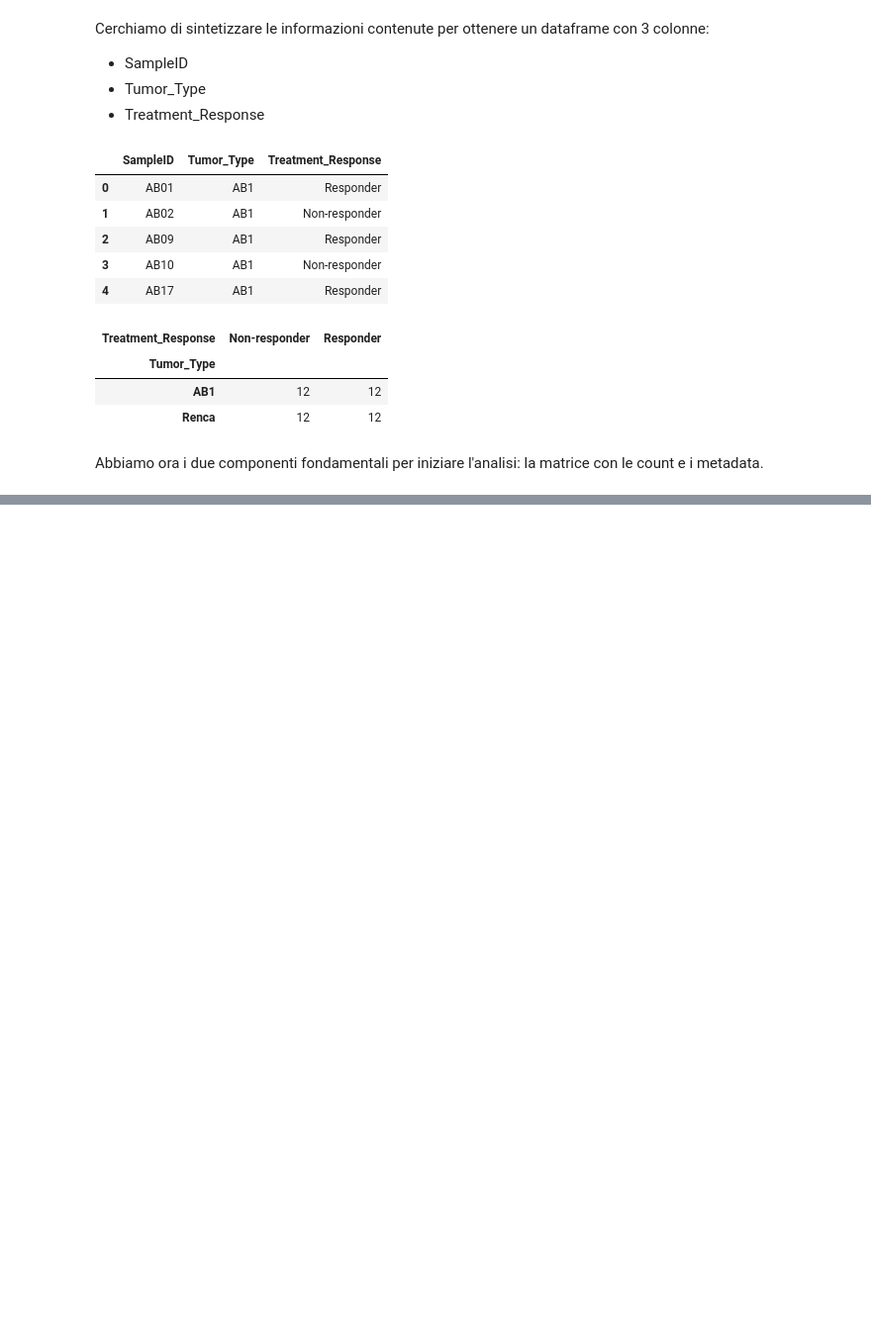
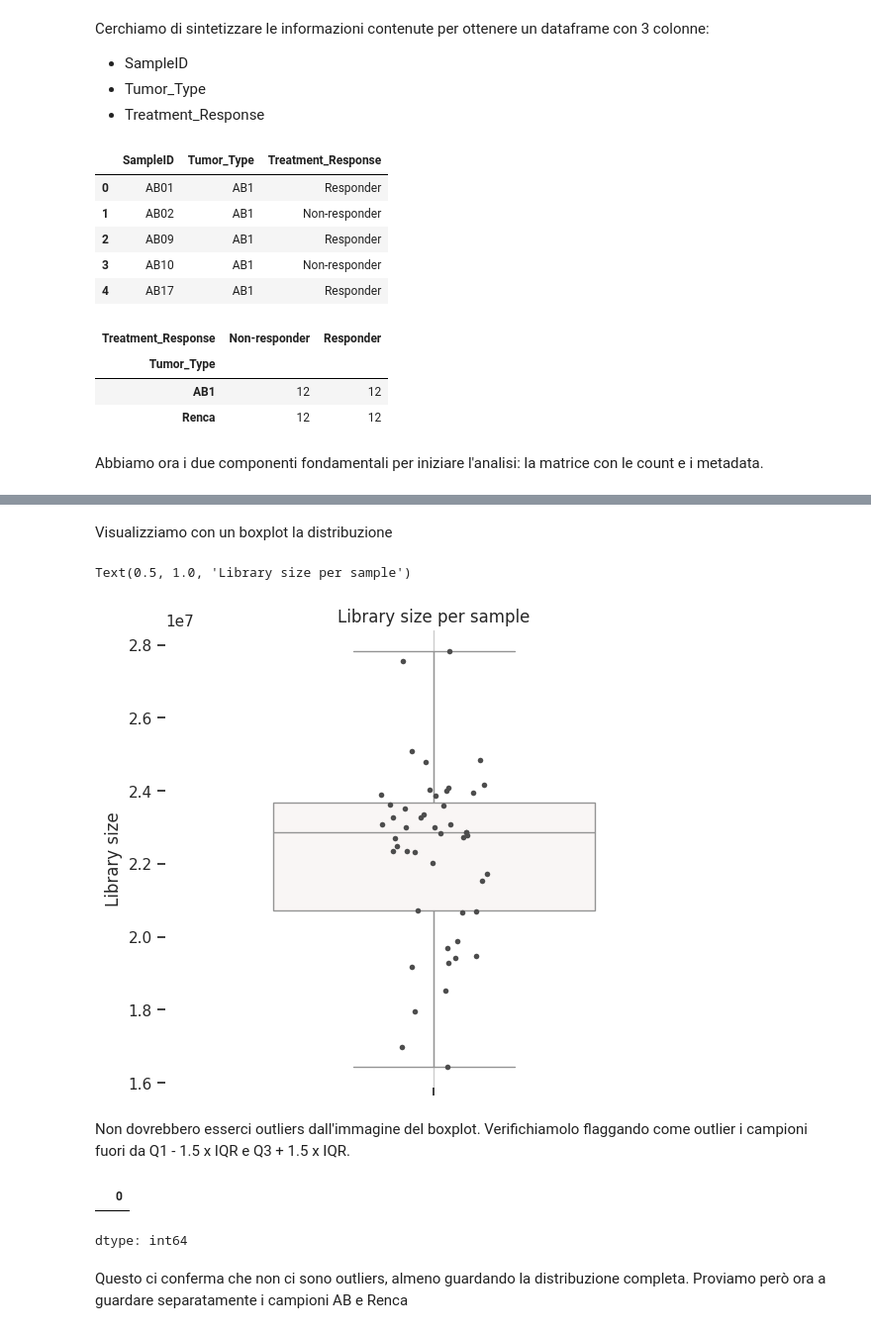
Before and after one commit to LorenzoBioinfo/import-biology, a Jupyter notebook: notebooks/DEG_Analysis_pyDESeq2.ipynb, the cells around one changed output, grey strips where cells are left out. Shown at 99% size. Cells and saved outputs as stored; diff of their text form; code cells hidden in the pictures; blank space fills up the shorter version.

```diff
--- a/notebooks/DEG_Analysis_pyDESeq2.ipynb
+++ b/notebooks/DEG_Analysis_pyDESeq2.ipynb
@@ -262,0 +323,45 @@ la matrice con le count e i metadata.
+# %% [markdown]
+Visualizziamo con un boxplot la distribuzione
+# %%
+
+f, ax = plt.subplots(figsize=(7, 6))
+
+sns.set_theme(style="ticks")
+
+
+
+sns.boxplot(
+    toplot,   width=.6, palette="vlag"
+)
+
+
+sns.stripplot(toplot, size=4, color=".3")
+
+
+ax.xaxis.grid(True)
+ax.set(ylabel="")
+sns.despine(trim=True, left=True)
+
+plt.ylabel("Library size")
+plt.title("Library size per sample")
+# %% [output]
+Text(0.5, 1.0, 'Library size per sample')
+[figure, added]
+# %% [markdown]
+Non dovrebbero esserci outliers dall'immagine del boxplot. Verifichiamolo flaggando come outlier i campioni fuori da Q1 - 1.5 x IQR e  Q3 + 1.5 x IQR.
+# %%
+from numpy._core.defchararray import lower
+Q1=toplot.quantile(0.25)
+Q3=toplot.quantile(0.75)
+IQR=Q3-Q1
+
+upper_bound=Q3+1.5*IQR
+lower_bound=Q1-1.5*IQR
+
+outliers=toplot[(toplot>upper_bound) | (toplot<lower_bound)]
+outliers
+# %% [output]
+|  | 0 |
+dtype: int64
+# %% [markdown]
+Questo ci conferma che non ci sono outliers, almeno guardando la distribuzione completa. Proviamo però ora a guardare separatamente i campioni AB e Renca
```
Also changed, not shown: parts of 63 cells of this notebook.
